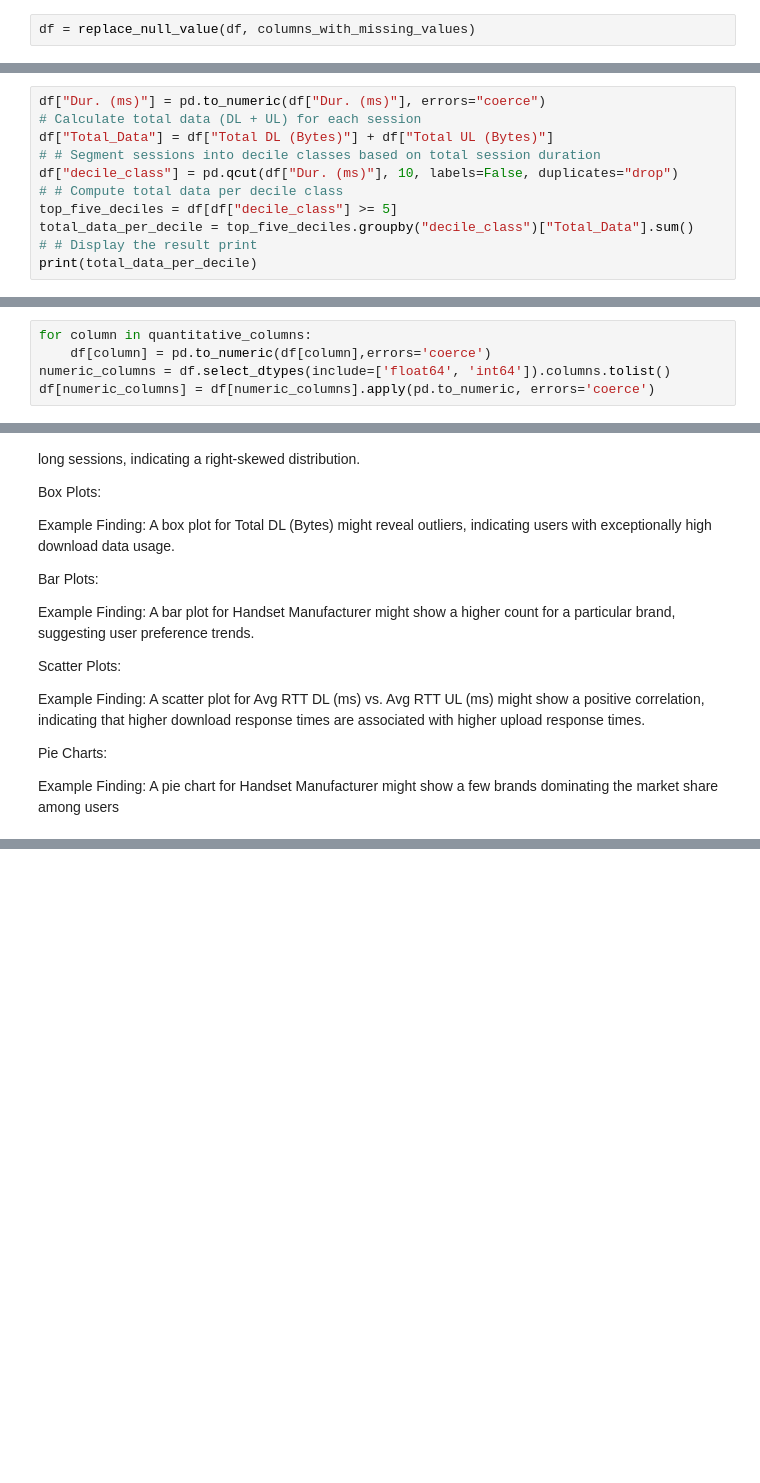
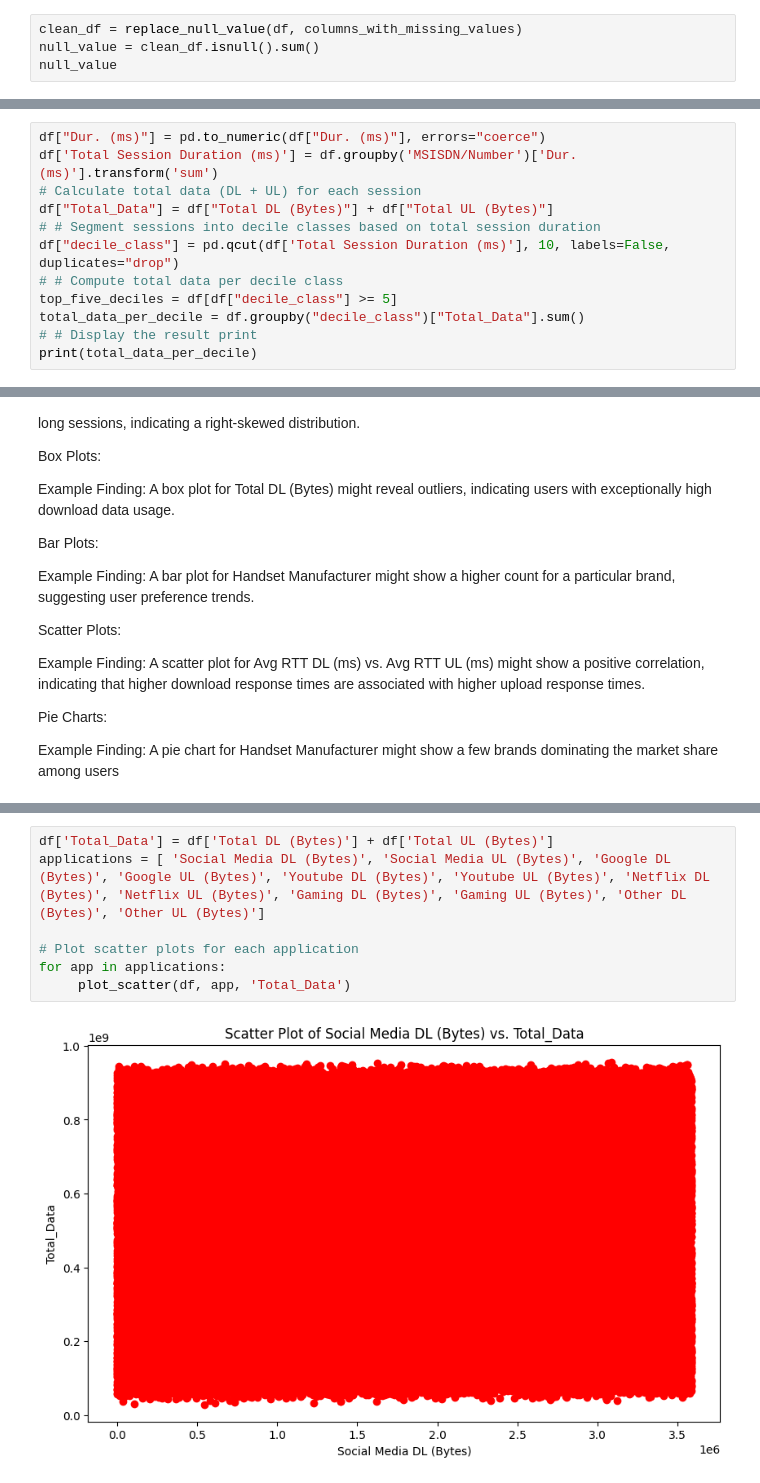
Before and after one commit to emnu-neh/week_2, a Jupyter notebook: notebooks/task_1.ipynb, the cells around one changed output, grey strips where cells are left out. Drawn from its saved outputs; the diff is of its cells as text; blank space fills up the shorter version.

Commit message:
implemented  exploratory data analysis

```diff
--- a/notebooks/task_1.ipynb
+++ b/notebooks/task_1.ipynb
@@ -208,5 +219,7 @@ columns_with_missing_values = df.columns[df.isnull().any()].tolist()
 # %%
-df = replace_null_value(df, columns_with_missing_values)
+clean_df = replace_null_value(df, columns_with_missing_values)
+null_value = clean_df.isnull().sum()
+null_value
 # %% [output]
 The behavior will change in pandas 3.0. This inplace method will never work because the intermediate object on which we are setting values always behaves as a copy.
 
@@ -243,13 +258,14 @@ df = remove_outliers(df)
 Variable transformations – segment the users into the top five decile classes based on the total duration for all sessions and compute the total data (DL+UL) per decile class.
 # %%
 df["Dur. (ms)"] = pd.to_numeric(df["Dur. (ms)"], errors="coerce")
+df['Total Session Duration (ms)'] = df.groupby('MSISDN/Number')['Dur. (ms)'].transform('sum')
 # Calculate total data (DL + UL) for each session
 df["Total_Data"] = df["Total DL (Bytes)"] + df["Total UL (Bytes)"]
 # # Segment sessions into decile classes based on total session duration
-df["decile_class"] = pd.qcut(df["Dur. (ms)"], 10, labels=False, duplicates="drop")
+df["decile_class"] = pd.qcut(df['Total Session Duration (ms)'], 10, labels=False, duplicates="drop")
 # # Compute total data per decile class
 top_five_deciles = df[df["decile_class"] >= 5]
-total_data_per_decile = top_five_deciles.groupby("decile_class")["Total_Data"].sum()
+total_data_per_decile = df.groupby("decile_class")["Total_Data"].sum()
 # # Display the result print
 print(total_data_per_decile)
 # %% [output]
@@ -372,8 +395,3 @@ quantitative_columns = [
     "Total UL (Bytes)",
     "Total DL (Bytes)",
 ]
-# %%
-for column in quantitative_columns:
-    df[column] = pd.to_numeric(df[column],errors='coerce')
-numeric_columns = df.select_dtypes(include=['float64', 'int64']).columns.tolist()
-df[numeric_columns] = df[numeric_columns].apply(pd.to_numeric, errors='coerce')
@@ -575,3 +619,12 @@ plot_bar(df,'Last Location Name')
 [figure]
 [figure]
 ... (12 outputs left out)
+# %%
+df['Total_Data'] = df['Total DL (Bytes)'] + df['Total UL (Bytes)']
+applications = [ 'Social Media DL (Bytes)', 'Social Media UL (Bytes)', 'Google DL (Bytes)', 'Google UL (Bytes)', 'Youtube DL (Bytes)', 'Youtube UL (Bytes)', 'Netflix DL (Bytes)', 'Netflix UL (Bytes)', 'Gaming DL (Bytes)', 'Gaming UL (Bytes)', 'Other DL (Bytes)', 'Other UL (Bytes)']
+
+# Plot scatter plots for each application
+for app in applications:
+     plot_scatter(df, app, 'Total_Data')
+# %% [output]
+[figure, added]
```
Also changed, not shown: parts of 28 cells of this notebook, 6 other files.
